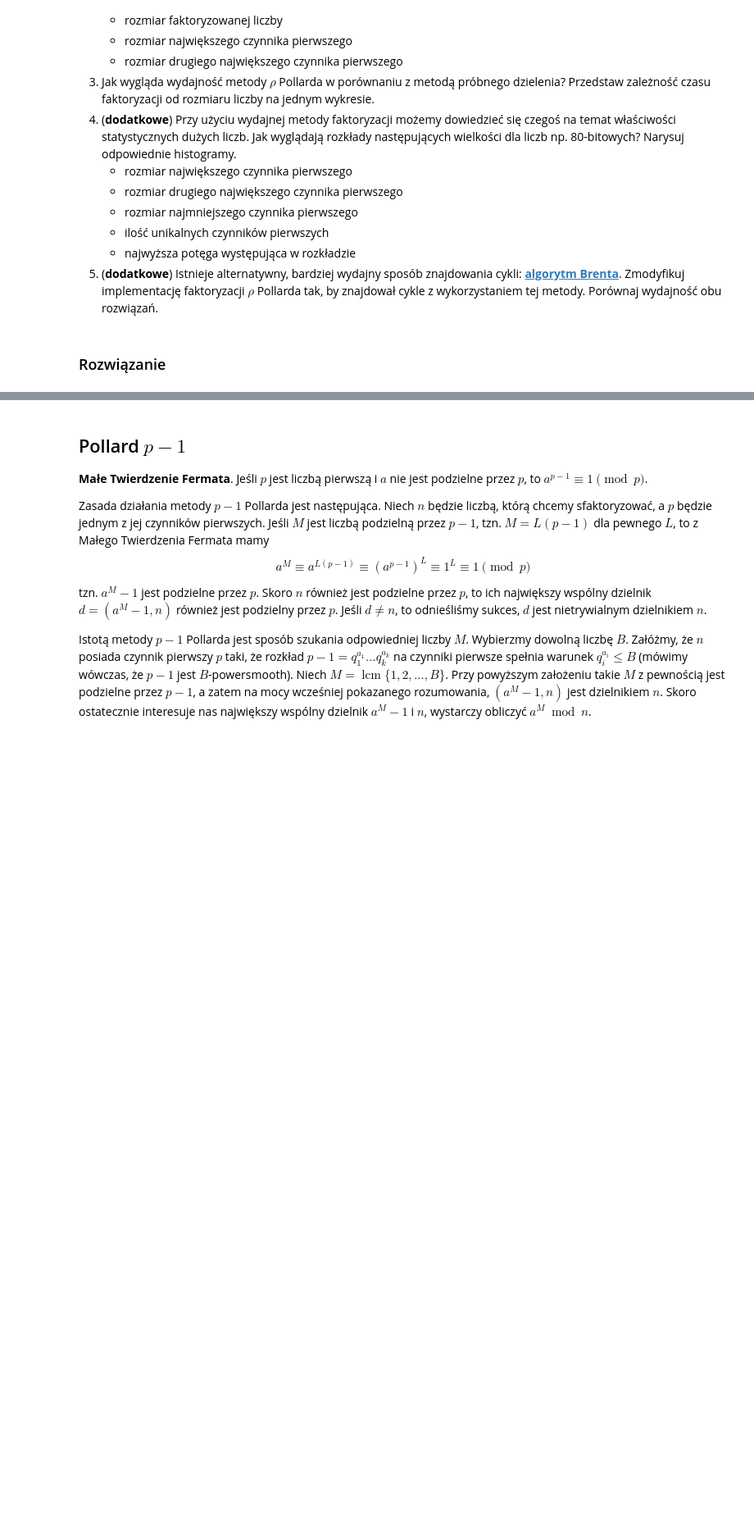
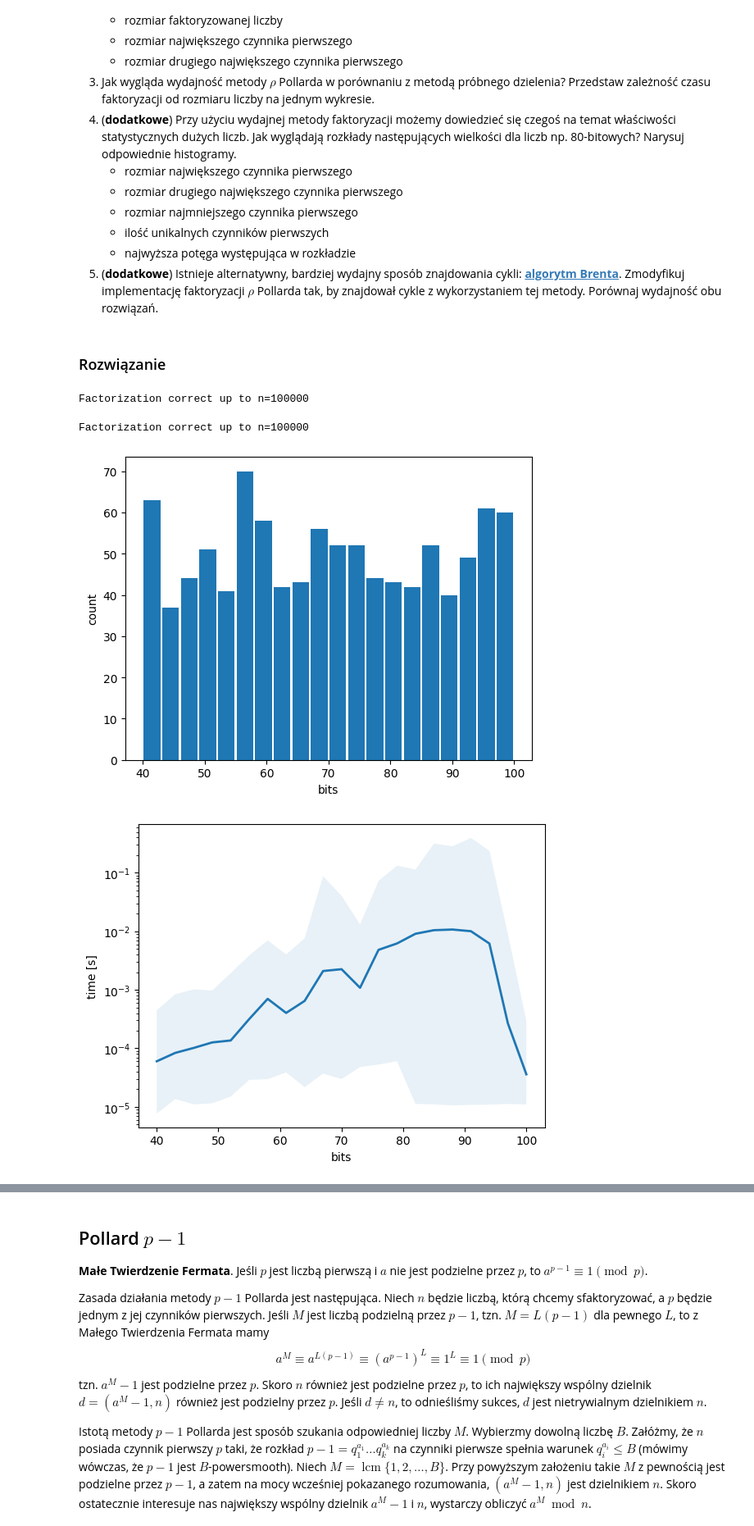
Before and after one commit to rmesek/bi-agh-2026, a Jupyter notebook: lab-factorization.ipynb, the cells around one changed output, grey strips where cells are left out. Shown at 82% size. Drawn from its saved outputs; the diff is of its cells as text; code cells hidden in the pictures; blank space fills up the shorter version.

Commit message:
complete Task 3 in lab-factorization

```diff
--- a/lab-factorization.ipynb
+++ b/lab-factorization.ipynb
@@ -515,0 +621,9 @@ Należy pamiętać, że metoda $\rho$ Pollarda znajdzie **dzielnik** faktoryzowa
+# %%
+n_limit = 100_000
+
+for n in range(1, n_limit + 1):
+    factors = factorize_pollard_rho(n, max_retries=1000, small_primes_upto=1)
+    assert check_factorization(n, factors), f"Wrong factorization for {n=}"
+print(f"Factorization correct up to n={n_limit}")
+# %% [output]
+Factorization correct up to n=100000
@@ -515,0 +660,54 @@ Należy pamiętać, że metoda $\rho$ Pollarda znajdzie **dzielnik** faktoryzowa
+# %%
+n_limit = 100_000
+
+for n in range(1, n_limit + 1):
+    factors = factorize_pollard_rho_stackless(n, max_retries=1000, small_primes_upto=1)
+    assert check_factorization(n, factors), f"Wrong factorization for {n=}"
+print(f"Factorization correct up to n={n_limit}")
+# %% [output]
+Factorization correct up to n=100000
+# %%
+results = []
+
+for _ in tqdm(range(1000)):
+    bits = random.randint(40, 100)
+    n = rand_int(bits)
+
+    with stopwatch(silent=True) as s:
+        factors = factorize_pollard_rho(n)
+
+    if not check_factorization(n, factors):
+        print(f"Failure for {n}: {factors}")
+
+    result = dict(time=s.elapsed, n=n, factors=factors)
+    results.append(result)
+# %%
+key = lambda r: r["n"].bit_length()
+
+values = [key(r) for r in results]
+counts, bins = np.histogram(values, bins=20)
+plt.hist(bins[:-1], bins, weights=counts, rwidth=0.9)
+plt.xlabel("bits")
+plt.ylabel("count")
+plt.show()
+
+data_bins = group_by(results, key, bins)
+
+nonempty = [data for data in data_bins if data]
+mask = np.array([len(data) > 0 for data in data_bins])
+bins = bins[mask]
+
+times = over_time(np.mean)
+times_min = over_time(np.min)
+times_max = over_time(np.max)
+times_std = over_time(np.std)
+
+fig, ax = plt.subplots()
+ax.semilogy(bins, times, linewidth=2)
+ax.fill_between(bins, times_min, times_max, alpha=0.1)
+ax.set_xlabel("bits")
+ax.set_ylabel("time [s]")
+plt.show()
+# %% [output]
+[figure, added]
+[figure, added]
```
Also changed, not shown: parts of 17 cells of this notebook.
